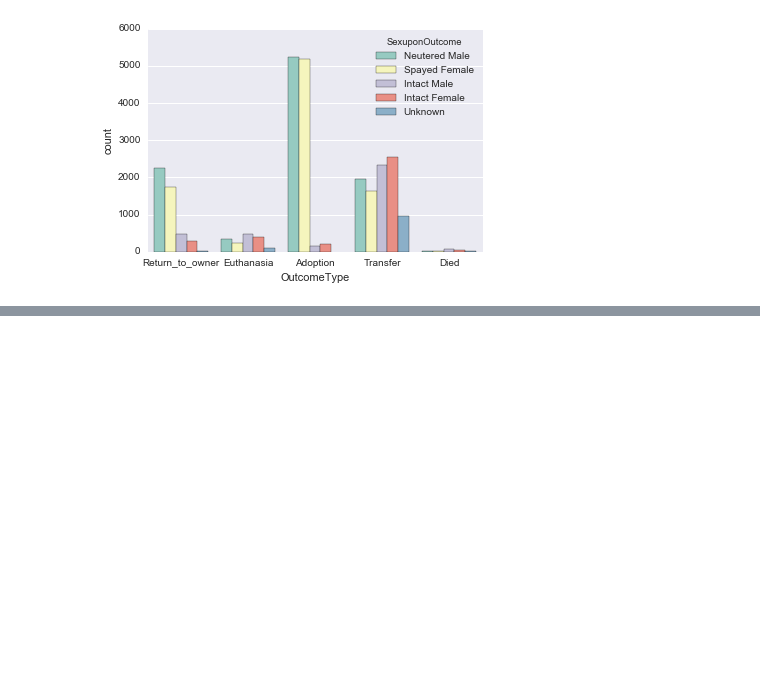
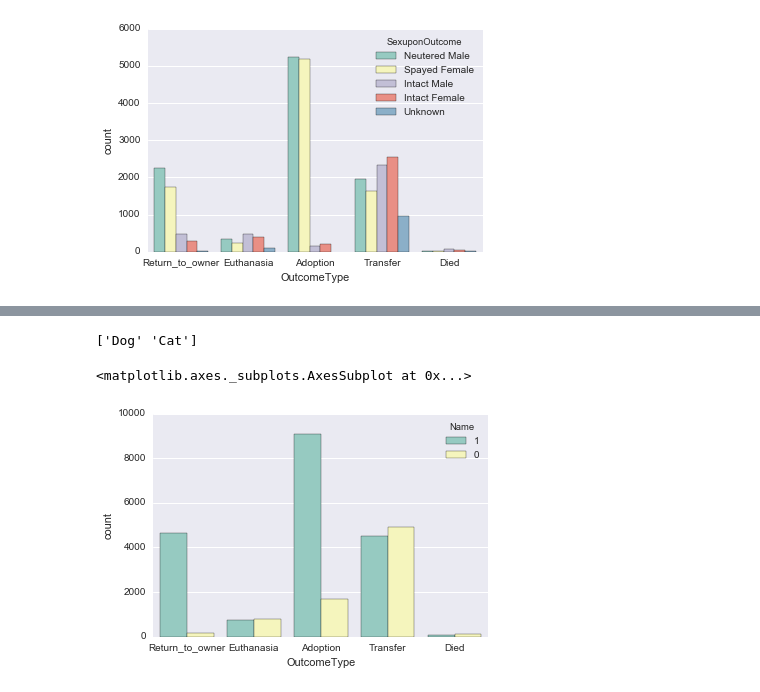
Before and after one commit to Katy-katy/Shelter-Animal-Outcomes-Machine-Learning-Python, a Jupyter notebook: shelter.ipynb, the cells around one changed output, grey strips where cells are left out. Saved outputs shown, nothing was run; the diff lists cells and outputs as text; code cells hidden in the pictures; blank space fills up the shorter version.

```diff
--- a/shelter.ipynb
+++ b/shelter.ipynb
@@ -17,3 +17,8 @@ data.head()
 | 2 | A686464 | Pearce | 2015-01-31 12:28:00 | Adoption | Foster | Dog | Neutered Male | 2 years | ... |
 | 3 | A683430 | NaN | 2014-07-11 19:09:00 | Transfer | Partner | Cat | Intact Male | 3 weeks | ... |
 | 4 | A667013 | NaN | 2013-11-15 12:52:00 | Transfer | Partner | Dog | Neutered Male | 2 years | ... |
+# %%
+data = data[data["OutcomeType"] != "NaN"]
+data['AnimalType'] =data['AnimalType'].fillna("Dog")
+data['Breed'] =data['Breed'].fillna("Mix")
+data['SexuponOutcome'] =data['SexuponOutcome'].fillna("Neutered Male")
@@ -66,0 +53,14 @@ df.head()
+# %%
+data['Name'] =data['Name'].fillna(0)
+data.loc[data['Name'] != 0, "Name"] = 1
+
+print(data["AnimalType"].unique())
+data.loc[data["AnimalType"]== "Dog", "AnimalType"] = 1
+data.loc[data["AnimalType"]!= 1, "AnimalType"] = 0
+# %% [output]
+['Dog' 'Cat']
+# %%
+sns.countplot(data=data, x='OutcomeType',hue='Name', palette="Set3")
+# %% [output]
+<matplotlib.axes._subplots.AxesSubplot at 0x...>
+[figure, added]
```
Also changed, not shown: parts of 43 cells of this notebook.
